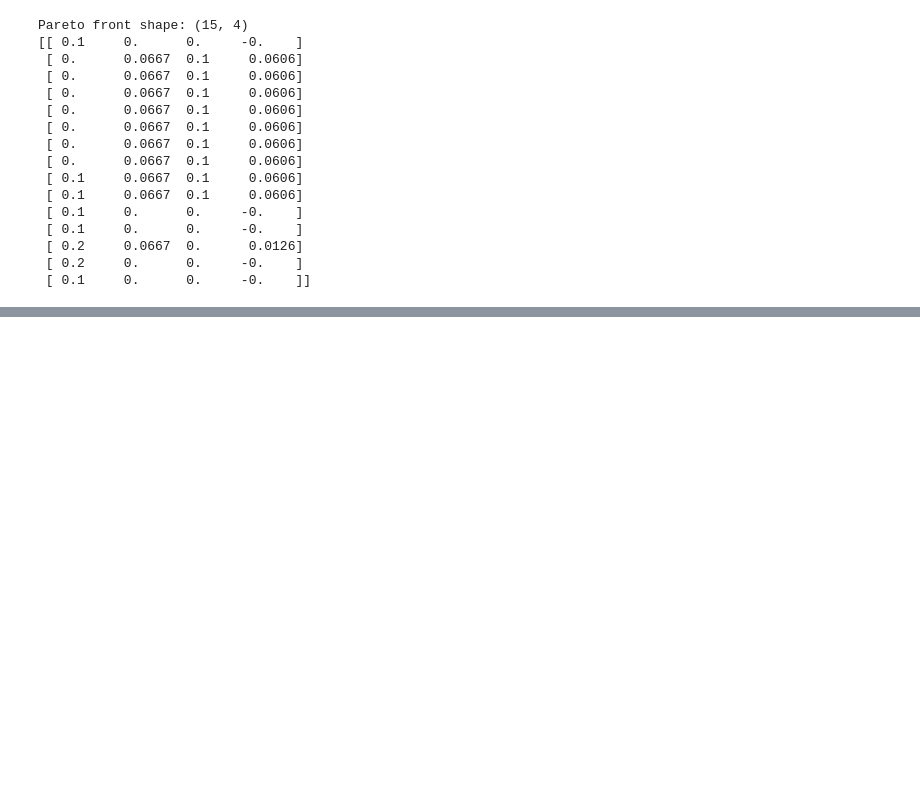
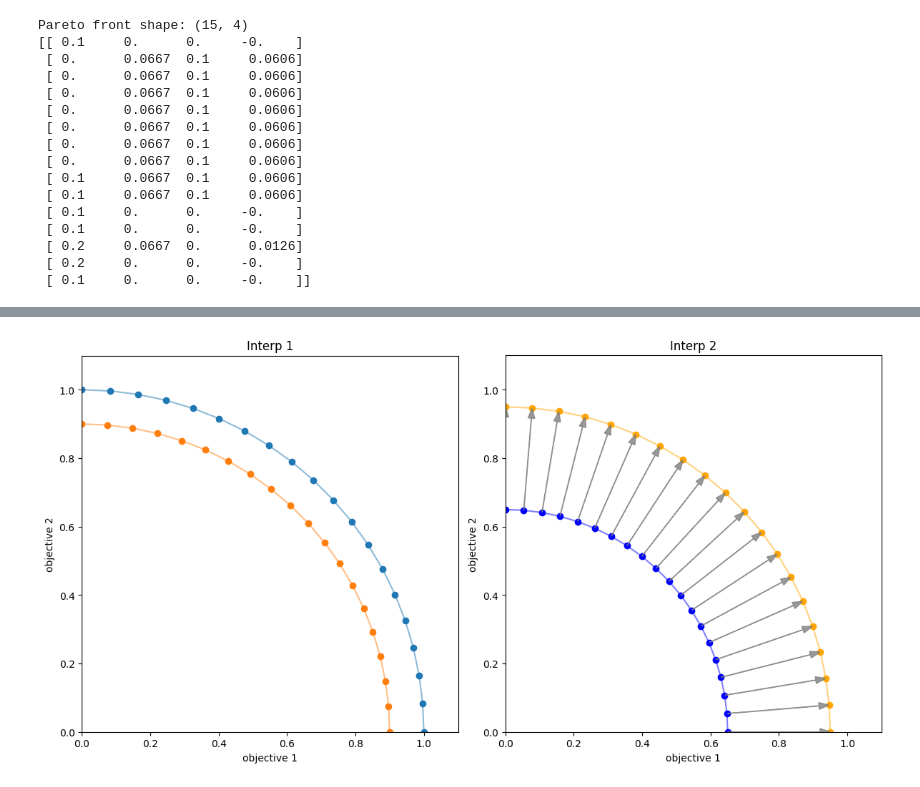
Before and after one commit to kristofsandor/essentially-contested-morl, a Jupyter notebook: eval_returns/plot_returns.ipynb, the cells around one changed output, grey strips where cells are left out. Drawn from its saved outputs; the diff is of its cells as text; code cells hidden in the pictures; blank space fills up the shorter version.

```diff
--- a/eval_returns/plot_returns.ipynb
+++ b/eval_returns/plot_returns.ipynb
@@ -718,0 +899,81 @@ Pareto front shape: (15, 4)
+# %%
+import matplotlib.pyplot as plt
+import numpy as np
+
+# evenly spaced angles
+theta = np.linspace(0, np.pi/2, 20)
+
+# ----- Interp 1 -----
+r1_outer = 1.0
+r1_inner = 0.9
+
+x1_outer = r1_outer * np.cos(theta)
+y1_outer = r1_outer * np.sin(theta)
+
+x1_inner = r1_inner * np.cos(theta)
+y1_inner = r1_inner * np.sin(theta)
+
+# ----- Interp 2 -----
+r2_outer = 0.95
+r2_inner = 0.65
+
+x2_outer = r2_outer * np.cos(theta)
+y2_outer = r2_outer * np.sin(theta)
+
+x2_inner = r2_inner * np.cos(theta)
+y2_inner = r2_inner * np.sin(theta)
+
+# create side-by-side plots
+fig, axes = plt.subplots(1, 2, figsize=(12, 6))
+
+# =========================
+# Left plot: Interp 1
+# =========================
+axes[0].scatter(x1_outer, y1_outer, label='PF A')
+axes[0].scatter(x1_inner, y1_inner, label='PF B')
+
+axes[0].plot(x1_outer, y1_outer, alpha=0.5)
+axes[0].plot(x1_inner, y1_inner, alpha=0.5)
+
+axes[0].set_title('Interp 1')
+axes[0].set_xlabel('objective 1')
+axes[0].set_ylabel('objective 2')
+
+axes[0].set_xlim(0, 1.1)
+axes[0].set_ylim(0, 1.1)
+axes[0].set_aspect('equal', adjustable='box')
+
+# =========================
+# Right plot: Interp 2
+# =========================
+axes[1].scatter(x2_outer, y2_outer, label='PF A', color='orange')
+axes[1].scatter(x2_inner, y2_inner, label='PF B', color='blue')
+
+axes[1].plot(x2_outer, y2_outer, alpha=0.5, color='orange')
+axes[1].plot(x2_inner, y2_inner, alpha=0.5, color='blue')
+
+# arrows connecting inner -> outer points
+for xi, yi, xo, yo in zip(x2_inner, y2_inner, x2_outer, y2_outer):
+    axes[1].arrow(
+        xi, yi,                 # start
+        xo - xi, yo - yi,      # dx, dy
+        length_includes_head=True,
+        head_width=0.02,
+        head_length=0.03,
+        fc='gray',
+        ec='gray',
+        alpha=0.8
+    )
+
+axes[1].set_title('Interp 2')
+axes[1].set_xlabel('objective 1')
+axes[1].set_ylabel('objective 2')
+
+axes[1].set_xlim(0, 1.1)
+axes[1].set_ylim(0, 1.1)
+axes[1].set_aspect('equal', adjustable='box')
+
+plt.tight_layout()
+plt.show()
+# %% [output]
+[figure, added]
```
Also changed, not shown: parts of 3 cells of this notebook, 18 other files.
